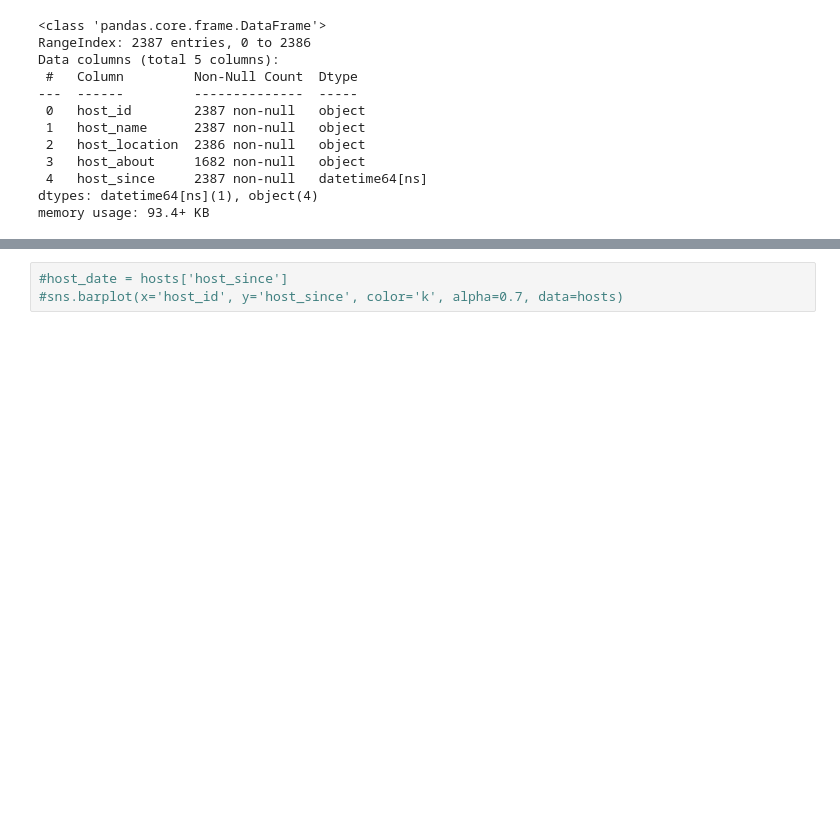
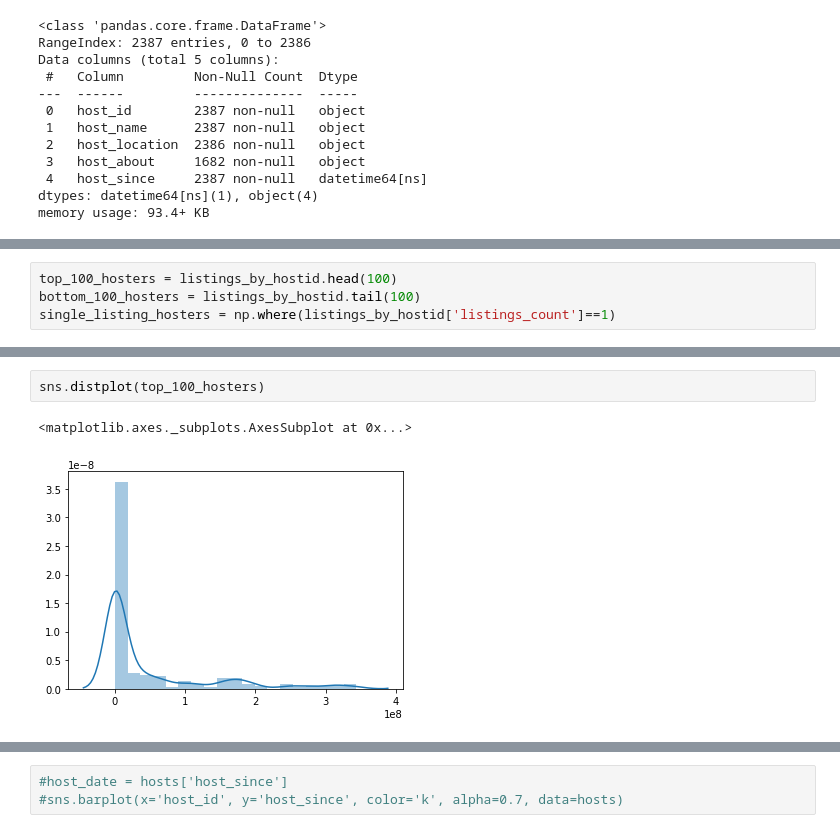
Before and after one commit to Dewalk/capstone2, a Jupyter notebook: listings.ipynb, the cells around one changed output, grey strips where cells are left out. Drawn from its saved outputs; the diff is of its cells as text; blank space fills up the shorter version.

```diff
--- a/listings.ipynb
+++ b/listings.ipynb
@@ -212,0 +236,4 @@ SyntaxError: positional argument follows keyword argument (<ipython-input-19-6aa
+# %%
+top_100_hosters = listings_by_hostid.head(100)
+bottom_100_hosters = listings_by_hostid.tail(100)
+single_listing_hosters = np.where(listings_by_hostid['listings_count']==1)
@@ -212,0 +270,5 @@ SyntaxError: positional argument follows keyword argument (<ipython-input-19-6aa
+# %%
+sns.distplot(top_100_hosters)
+# %% [output]
+<matplotlib.axes._subplots.AxesSubplot at 0x...>
+[figure, added]
```
Also changed, not shown: parts of 19 cells of this notebook.
